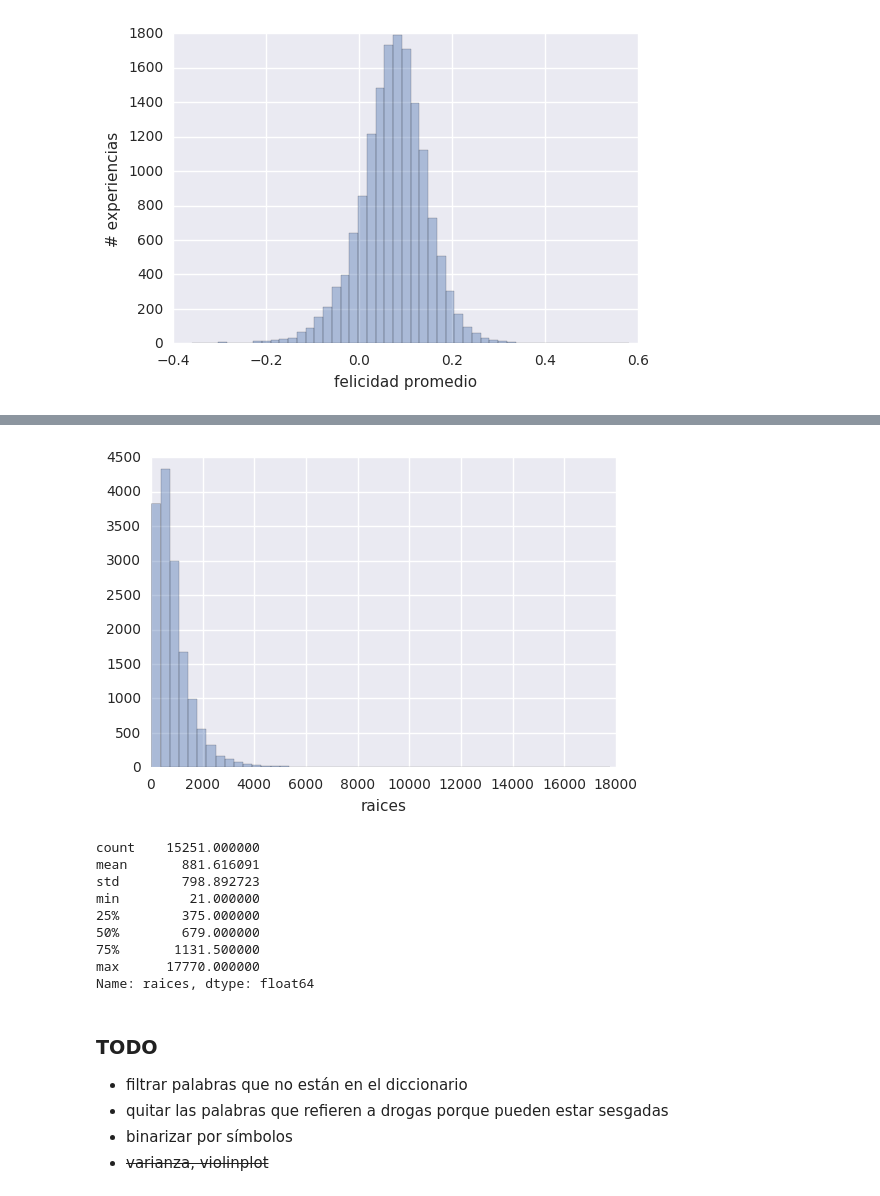
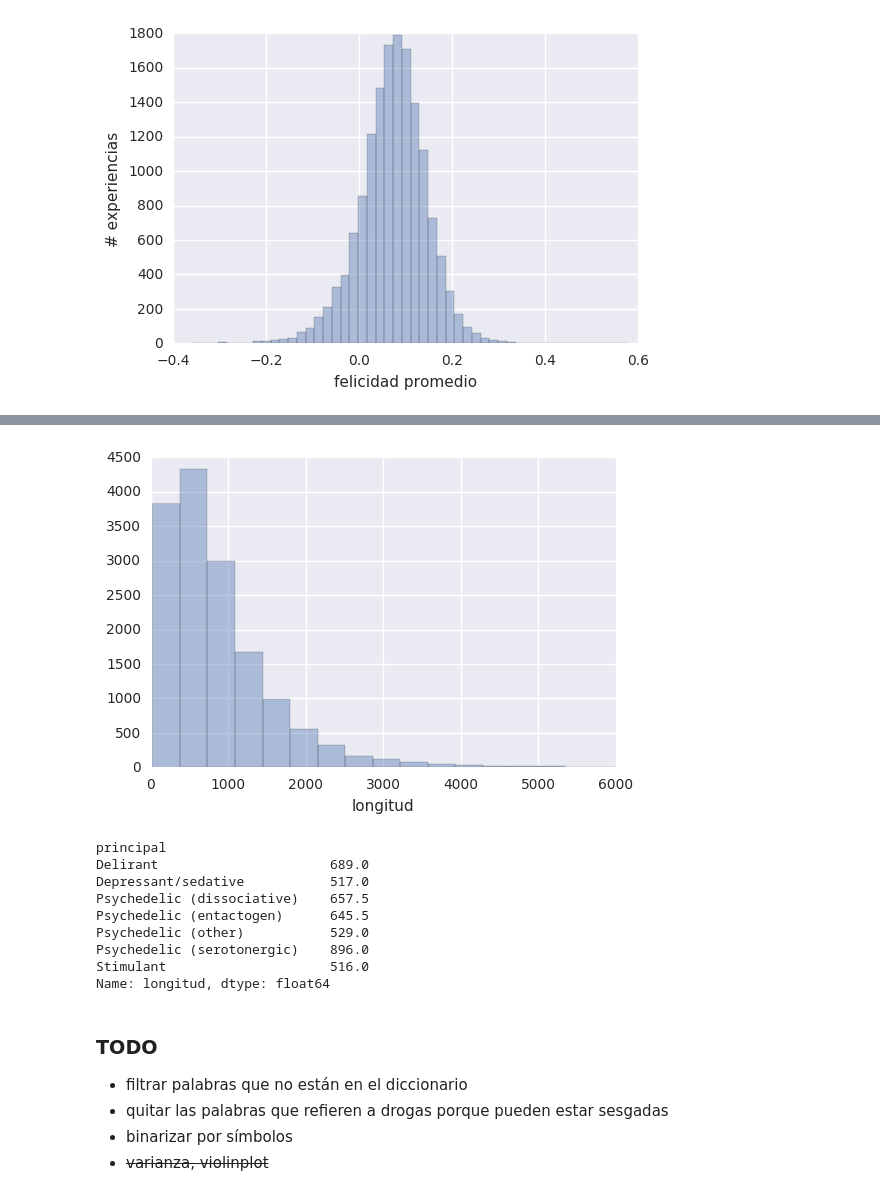
Before and after one commit to matiasbattocchia/tesis, a Jupyter notebook: Tesis.ipynb, the cells around one changed output, grey strips where cells are left out. Cells and saved outputs as stored; diff of their text form; code cells hidden in the pictures.

```diff
--- a/Tesis.ipynb
+++ b/Tesis.ipynb
@@ -216,4 +220,4 @@ class Aseries():
 # %%
-ero = pd.read_pickle('enzo/data_erowid_final.p')
+erowid = pd.read_pickle('enzo/data_erowid_final.p')
 # %% [markdown]
 Hago esto porque de otra manera es muy difícil asignar una lista a una celda de DataFrame.
@@ -300,19 +297,20 @@ sn.violinplot(x='felicidad', y='principal', data=ero_categorías);
-# %%
-sn.distplot(ero.raices.apply(len), kde=False);
-# %% [output]
-[figure, removed]
-# %%
-ero.raices.apply(len).describe()
-# %% [output]
-count    15251.000000
-mean       881.616091
-std        798.892723
-min         21.000000
-25%        375.000000
-50%        679.000000
-75%       1131.500000
-max      17770.000000
-Name: raices, dtype: float64
+# %%
+sn.distplot(erowid.longitud, kde=False)
+plt.xlim(0,6000);
+# %% [output]
+[figure, added]
+# %%
+erowid_categorías.groupby('principal').longitud.median()
+# %% [output]
+principal
+Delirant                      689.0
+Depressant/sedative           517.0
+Psychedelic (dissociative)    657.5
+Psychedelic (entactogen)      645.5
+Psychedelic (other)           529.0
+Psychedelic (serotonergic)    896.0
+Stimulant                     516.0
+Name: longitud, dtype: float64
 # %% [markdown]
 ### TODO
 
```
Also changed, not shown: parts of 79 cells of this notebook.
